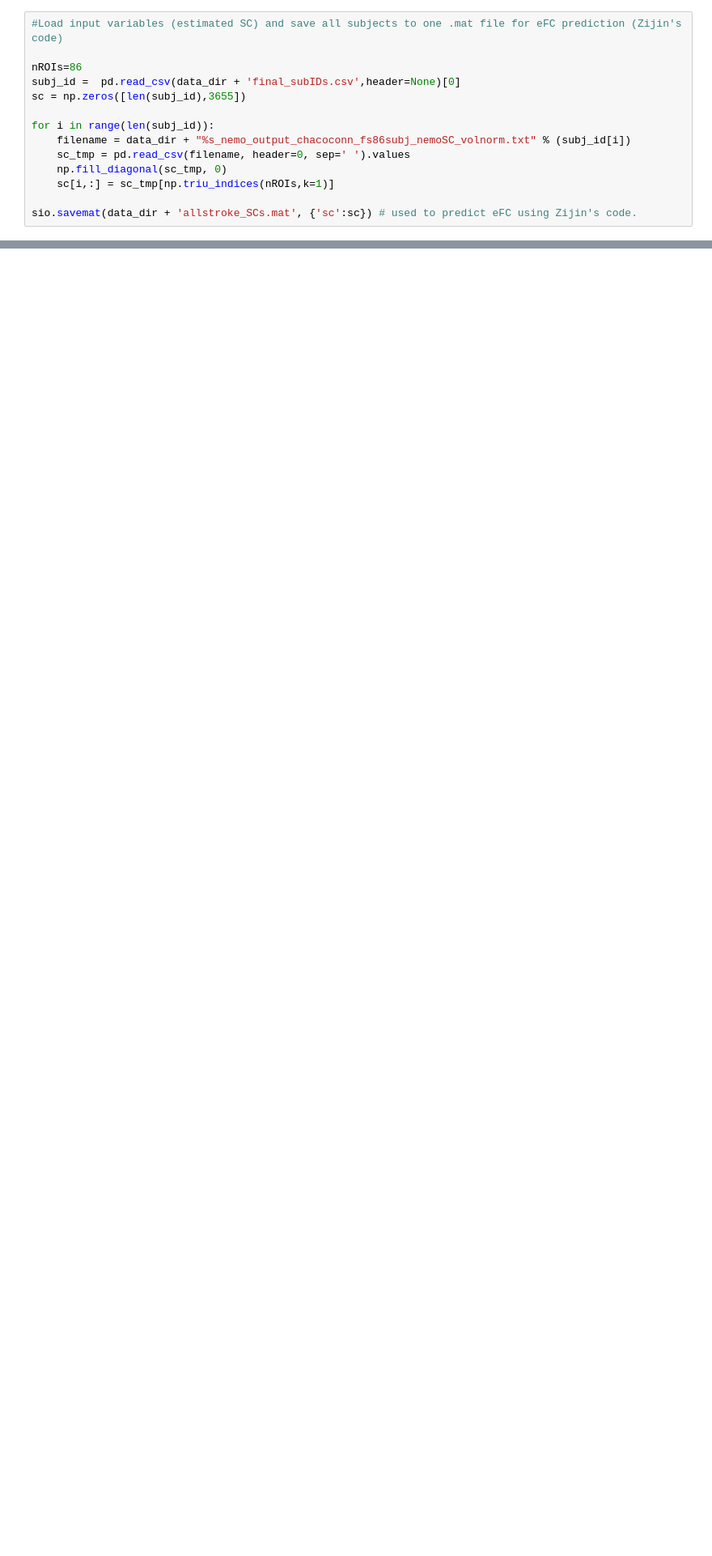
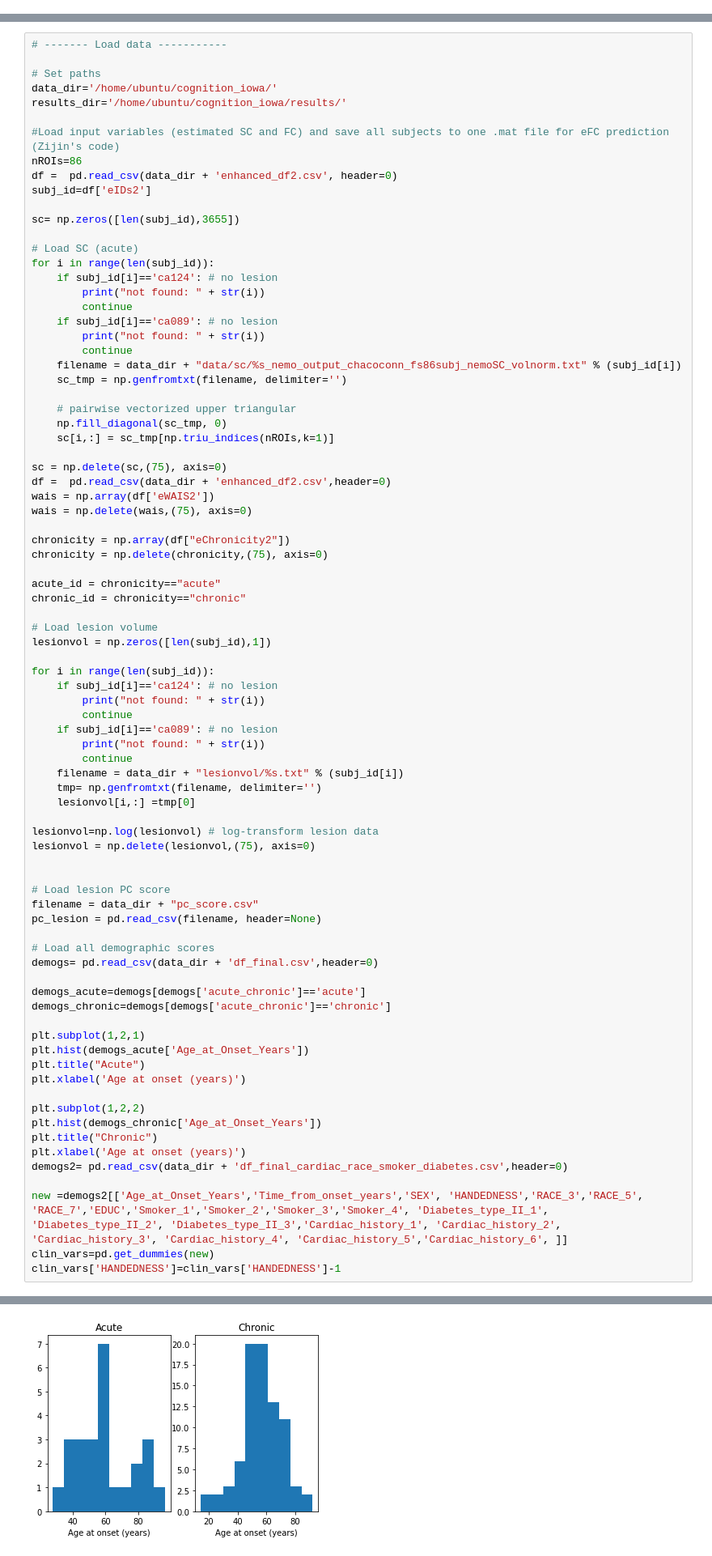
Before and after one commit to emilyolafson/cognition_nemo, a Jupyter notebook: results/iowa_SC_FC_cognition.ipynb, the cells around one changed output, grey strips where cells are left out. Shown at 81% size. Drawn from its saved outputs; the diff is of its cells as text; blank space fills up the shorter version.

Commit message:
before variable norm

```diff
--- a/results/iowa_SC_FC_cognition.ipynb
+++ b/results/iowa_SC_FC_cognition.ipynb
@@ -25,14 +0,0 @@ results_dir='/home/ubuntu/cognition_iowa/results/'
-# %%
-#Load input variables (estimated SC) and save all subjects to one .mat file for eFC prediction (Zijin's code)
-
-nROIs=86
-subj_id =  pd.read_csv(data_dir + 'final_subIDs.csv',header=None)[0]
-sc = np.zeros([len(subj_id),3655])
-
-for i in range(len(subj_id)):
-    filename = data_dir + "%s_nemo_output_chacoconn_fs86subj_nemoSC_volnorm.txt" % (subj_id[i])
-    sc_tmp = pd.read_csv(filename, header=0, sep=' ').values
-    np.fill_diagonal(sc_tmp, 0)
-    sc[i,:] = sc_tmp[np.triu_indices(nROIs,k=1)]
-
-sio.savemat(data_dir + 'allstroke_SCs.mat', {'sc':sc}) # used to predict eFC using Zijin's code.
@@ -552,0 +575,83 @@ Permutation 100
+# %%
+# ------- Load data -----------
+
+# Set paths
+data_dir='/home/ubuntu/cognition_iowa/'
+results_dir='/home/ubuntu/cognition_iowa/results/'
+
+#Load input variables (estimated SC and FC) and save all subjects to one .mat file for eFC prediction (Zijin's code)
+nROIs=86
+df =  pd.read_csv(data_dir + 'enhanced_df2.csv', header=0)
+subj_id=df['eIDs2']
+
+sc= np.zeros([len(subj_id),3655])
+
+# Load SC (acute)
+for i in range(len(subj_id)):
+    if subj_id[i]=='ca124': # no lesion
+        print("not found: " + str(i))
+        continue
+    if subj_id[i]=='ca089': # no lesion
+        print("not found: " + str(i))
+        continue
+    filename = data_dir + "data/sc/%s_nemo_output_chacoconn_fs86subj_nemoSC_volnorm.txt" % (subj_id[i])
+    sc_tmp = np.genfromtxt(filename, delimiter='')
+
+    # pairwise vectorized upper triangular
+    np.fill_diagonal(sc_tmp, 0)
+    sc[i,:] = sc_tmp[np.triu_indices(nROIs,k=1)]
+
+sc = np.delete(sc,(75), axis=0)
+df =  pd.read_csv(data_dir + 'enhanced_df2.csv',header=0)
+wais = np.array(df['eWAIS2'])
+wais = np.delete(wais,(75), axis=0)
+
+chronicity = np.array(df["eChronicity2"])
+chronicity = np.delete(chronicity,(75), axis=0)
+
+acute_id = chronicity=="acute"
+chronic_id = chronicity=="chronic"
+
+# Load lesion volume
+lesionvol = np.zeros([len(subj_id),1])
+
+for i in range(len(subj_id)):
+    if subj_id[i]=='ca124': # no lesion
+        print("not found: " + str(i))
+        continue
+    if subj_id[i]=='ca089': # no lesion
+        print("not found: " + str(i))
+        continue
+    filename = data_dir + "lesionvol/%s.txt" % (subj_id[i])
+    tmp= np.genfromtxt(filename, delimiter='')
+    lesionvol[i,:] =tmp[0]
+
+lesionvol=np.log(lesionvol) # log-transform lesion data
+lesionvol = np.delete(lesionvol,(75), axis=0)
+
+
+# Load lesion PC score
+filename = data_dir + "pc_score.csv"
+pc_lesion = pd.read_csv(filename, header=None)
+
+# Load all demographic scores
+demogs= pd.read_csv(data_dir + 'df_final.csv',header=0)
+
+demogs_acute=demogs[demogs['acute_chronic']=='acute']
+demogs_chronic=demogs[demogs['acute_chronic']=='chronic']
+
+plt.subplot(1,2,1)
+plt.hist(demogs_acute['Age_at_Onset_Years'])
+plt.title("Acute")
+plt.xlabel('Age at onset (years)')
+
+plt.subplot(1,2,2)
+plt.hist(demogs_chronic['Age_at_Onset_Years'])
+plt.title("Chronic")
+plt.xlabel('Age at onset (years)')
+demogs2= pd.read_csv(data_dir + 'df_final_cardiac_race_smoker_diabetes.csv',header=0)
+
+new =demogs2[['Age_at_Onset_Years','Time_from_onset_years','SEX', 'HANDEDNESS','RACE_3','RACE_5', 'RACE_7','EDUC','Smoker_1','Smoker_2','Smoker_3','Smoker_4', 'Diabetes_type_II_1',  'Diabetes_type_II_2', 'Diabetes_type_II_3','Cardiac_history_1', 'Cardiac_history_2', 'Cardiac_history_3', 'Cardiac_history_4', 'Cardiac_history_5','Cardiac_history_6', ]]
+clin_vars=pd.get_dummies(new)
+clin_vars['HANDEDNESS']=clin_vars['HANDEDNESS']-1
+# %% [output]
@@ -552,0 +660 @@ Permutation 100
+[figure, added]
```
Also changed, not shown: parts of 59 cells of this notebook, 3 other files.
